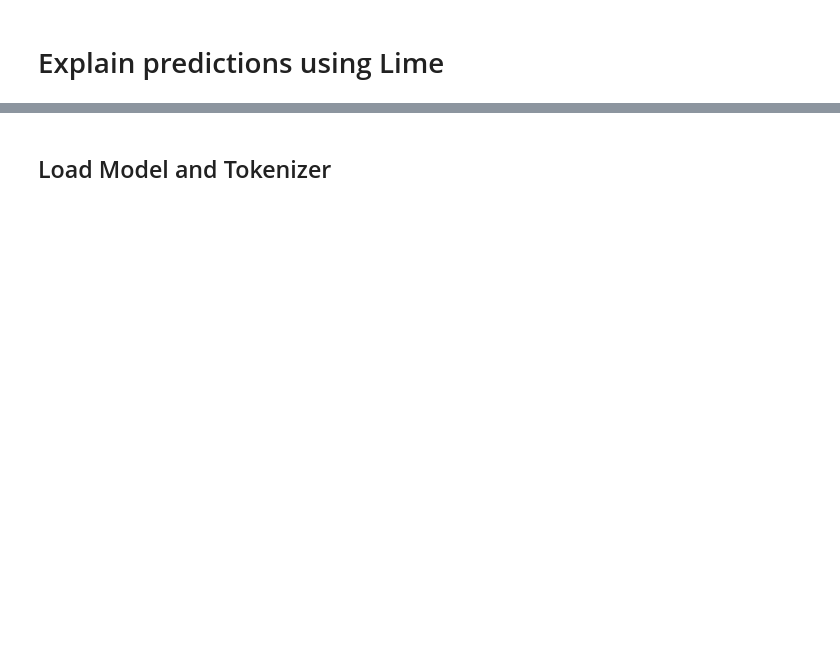
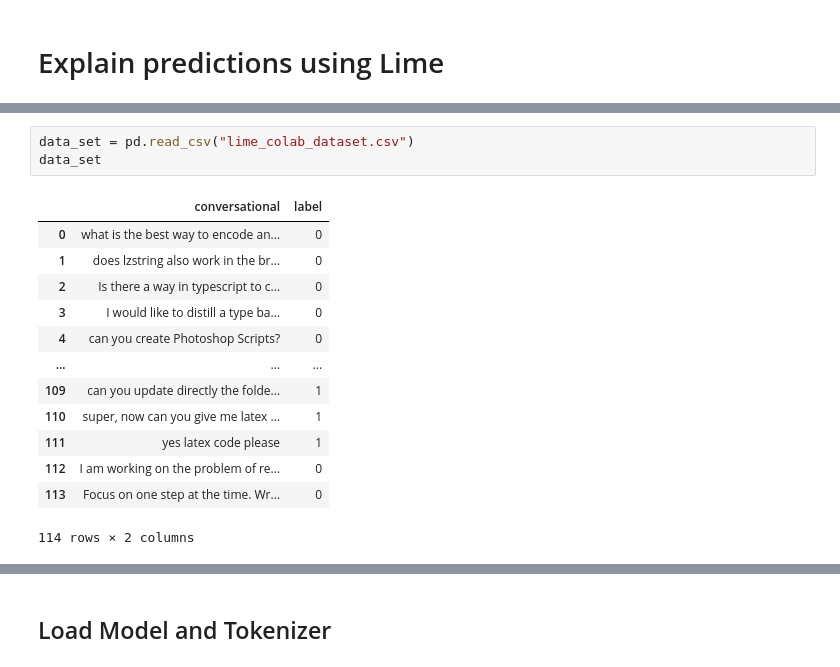
Before and after one commit to Mayaryin/GenderInfluenceInCodeGeneration, a Jupyter notebook: notebooks/prompt_analysis/08_Lime_Explainability.ipynb, the cells around one changed output, grey strips where cells are left out. Cells and saved outputs as stored; diff of their text form; blank space fills up the shorter version.

Commit message:
Mit Colab erstellt

```diff
--- a/notebooks/prompt_analysis/08_Lime_Explainability.ipynb
+++ b/notebooks/prompt_analysis/08_Lime_Explainability.ipynb
@@ -15,0 +37,17 @@ conn.close()
+# %%
+data_set = pd.read_csv("lime_colab_dataset.csv")
+data_set
+# %% [output]
+|  | conversational | label |
+| 0 | what is the best way to encode an... | 0 |
+| 1 | does lzstring also work in the br... | 0 |
+| 2 | Is there a way in typescript to c... | 0 |
+| 3 | I would like to distill a type ba... | 0 |
+| 4 | can you create Photoshop Scripts? | 0 |
+| ... | ... | ... |
+| 109 | can you update directly the folde... | 1 |
+| 110 | super, now can you give me latex ... | 1 |
+| 111 | yes latex code please | 1 |
+| 112 | I am working on the problem of re... | 0 |
+| 113 | Focus on one step at the time. Wr... | 0 |
+114 rows × 2 columns
```
Also changed, not shown: parts of 8 cells of this notebook.
